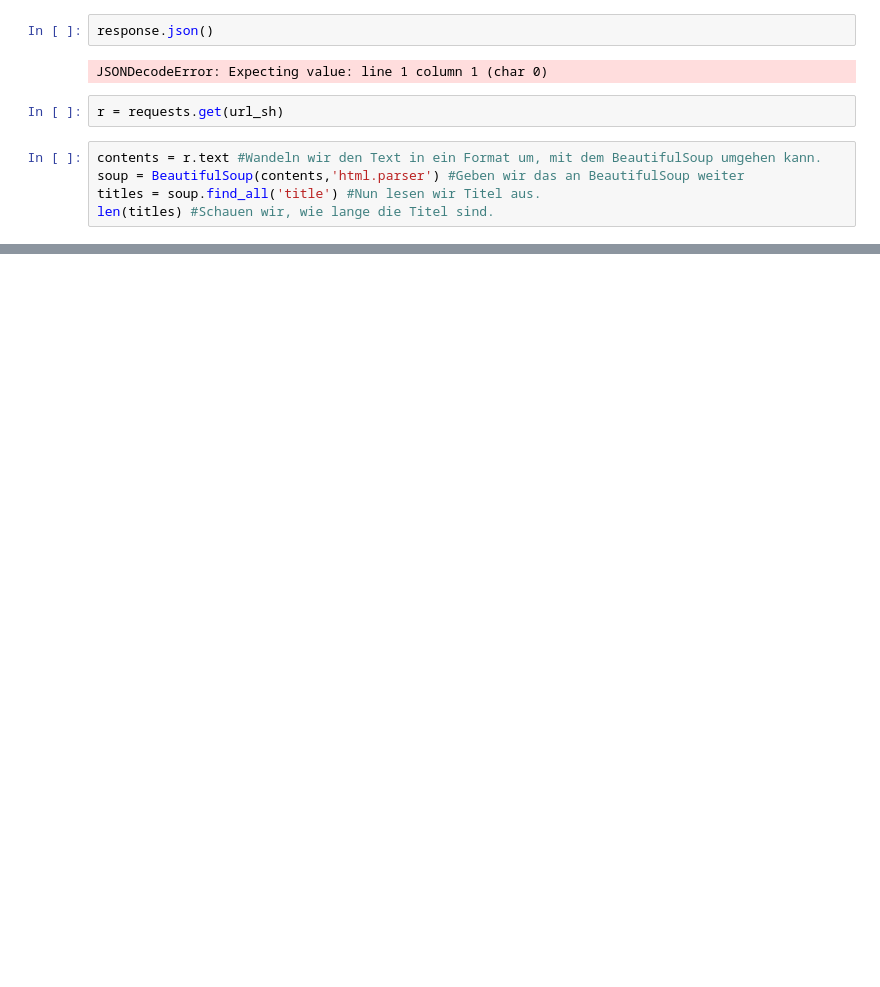
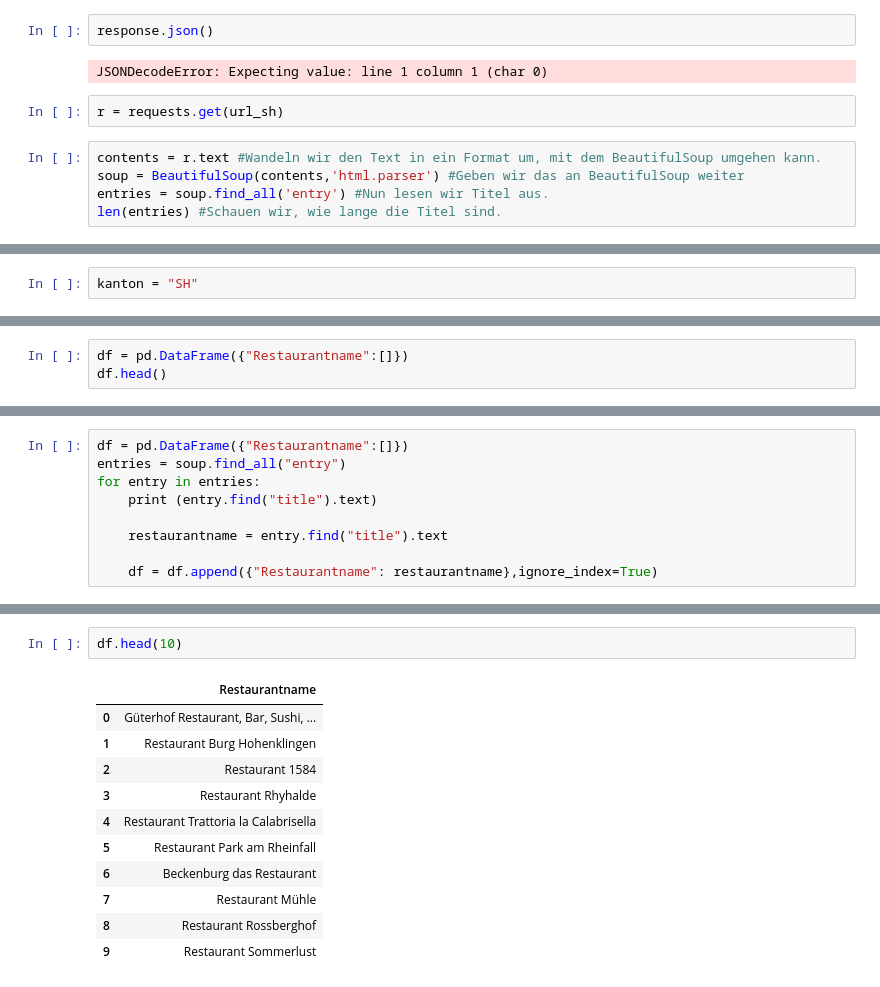
Before and after one commit to Priskawa/GITHUB_ME, a Jupyter notebook: Projekt1_Beizen/Beizen der Schweiz.ipynb, the cells around one changed output, grey strips where cells are left out. Cells and saved outputs as stored; diff of their text form; blank space fills up the shorter version.

```diff
--- a/Projekt1_Beizen/Beizen der Schweiz.ipynb
+++ b/Projekt1_Beizen/Beizen der Schweiz.ipynb
@@ -67,6 +68,6 @@ r = requests.get(url_sh)
 # %%
 contents = r.text #Wandeln wir den Text in ein Format um, mit dem BeautifulSoup umgehen kann.
 soup = BeautifulSoup(contents,'html.parser') #Geben wir das an BeautifulSoup weiter
-titles = soup.find_all('title') #Nun lesen wir Titel aus.
-len(titles) #Schauen wir, wie lange die Titel sind.
+entries = soup.find_all('entry') #Nun lesen wir Titel aus.
+len(entries) #Schauen wir, wie lange die Titel sind.
 # %% [output]
@@ -86,0 +109,2 @@ descr[1]
+# %%
+kanton = "SH"
@@ -86,0 +113,3 @@ descr[1]
+# %%
+df = pd.DataFrame({"Restaurantname":[]})
+df.head()
@@ -86,0 +185,9 @@ descr[1]
+# %%
+df = pd.DataFrame({"Restaurantname":[]})
+entries = soup.find_all("entry")
+for entry in entries:
+    print (entry.find("title").text)
+
+    restaurantname = entry.find("title").text
+
+    df = df.append({"Restaurantname": restaurantname},ignore_index=True)
@@ -86,0 +221,14 @@ descr[1]
+# %%
+df.head(10)
+# %% [output]
+|  | Restaurantname |
+| 0 | Güterhof Restaurant, Bar, Sushi, ... |
+| 1 | Restaurant Burg Hohenklingen |
+| 2 | Restaurant 1584 |
+| 3 | Restaurant Rhyhalde |
+| 4 | Restaurant Trattoria la Calabrisella |
+| 5 | Restaurant Park am Rheinfall |
+| 6 | Beckenburg das Restaurant |
+| 7 | Restaurant Mühle |
+| 8 | Restaurant Rossberghof |
+| 9 | Restaurant Sommerlust |
```
Also changed, not shown: parts of 17 cells of this notebook, 5 other files.
